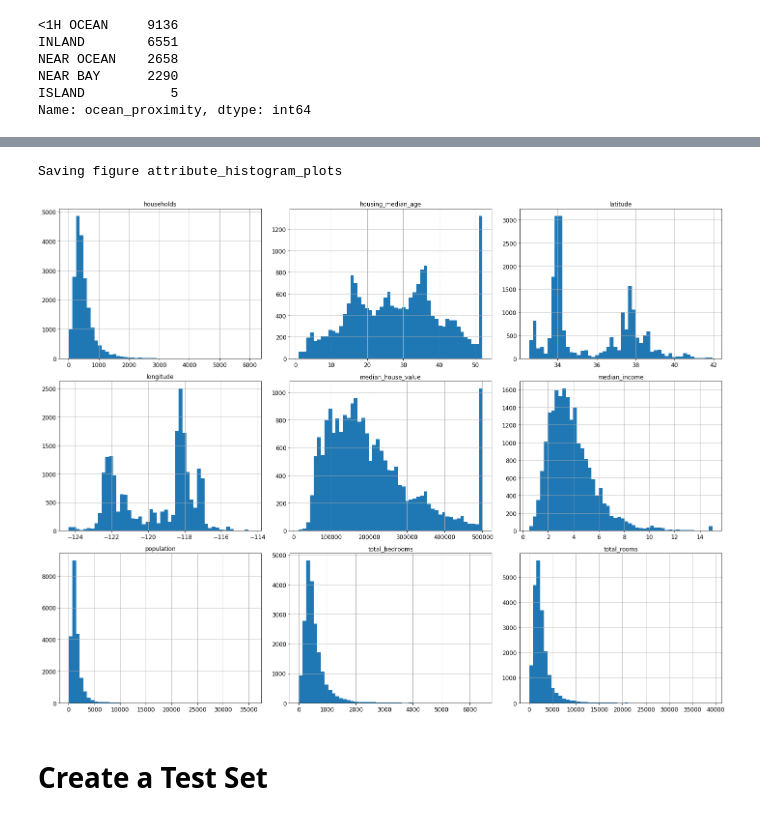
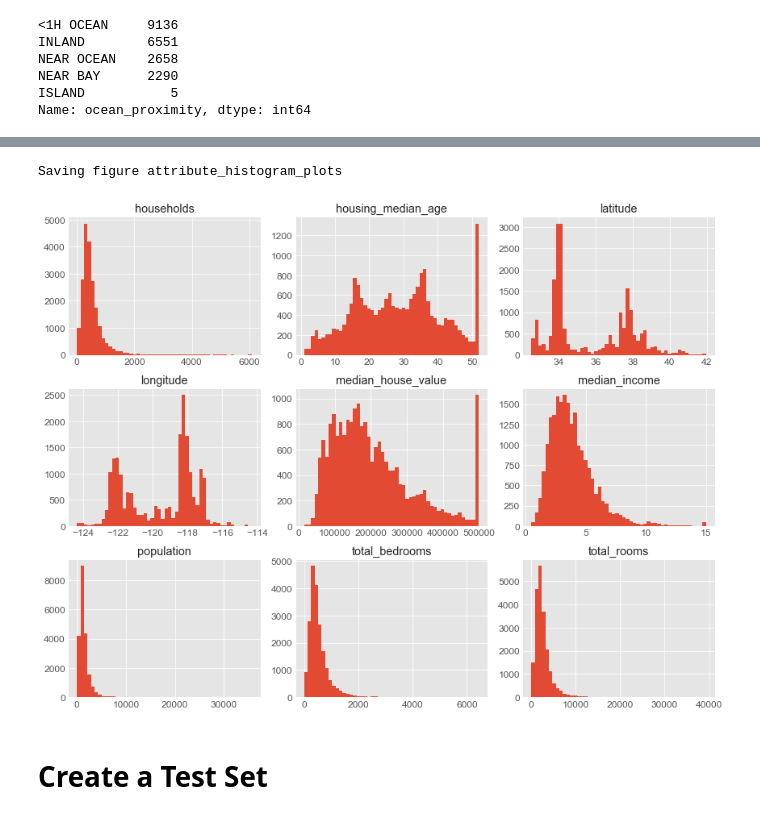
Before and after one commit to trunghieu11/handson-ml2, a Jupyter notebook: 02_end_to_end_machine_learning_project.ipynb, the cells around one changed output, grey strips where cells are left out. Saved outputs shown, nothing was run; the diff lists cells and outputs as text; code cells hidden in the pictures.

```diff
--- a/02_end_to_end_machine_learning_project.ipynb
+++ b/02_end_to_end_machine_learning_project.ipynb
@@ -28,6 +28,8 @@ np.random.seed(42)
 %matplotlib inline
 import matplotlib as mpl
 import matplotlib.pyplot as plt
+
+plt.style.use('ggplot')
 mpl.rc('axes', labelsize=14)
 mpl.rc('xtick', labelsize=12)
 mpl.rc('ytick', labelsize=12)
@@ -116,14 +118,14 @@ housing.describe()
 # %%
 %matplotlib inline
 import matplotlib.pyplot as plt
 
 # plot histogram for all columns
-housing.hist(bins=50, figsize=(20,15))
+housing.hist(bins=50, figsize=(12,9))
 save_fig("attribute_histogram_plots")
 plt.show()
 # %% [output]
 Saving figure attribute_histogram_plots
-[figure, old version]
+[figure, new version]
 # %% [markdown]
 # Create a Test Set
 # %%
```
Also changed, not shown: parts of 35 cells of this notebook.
